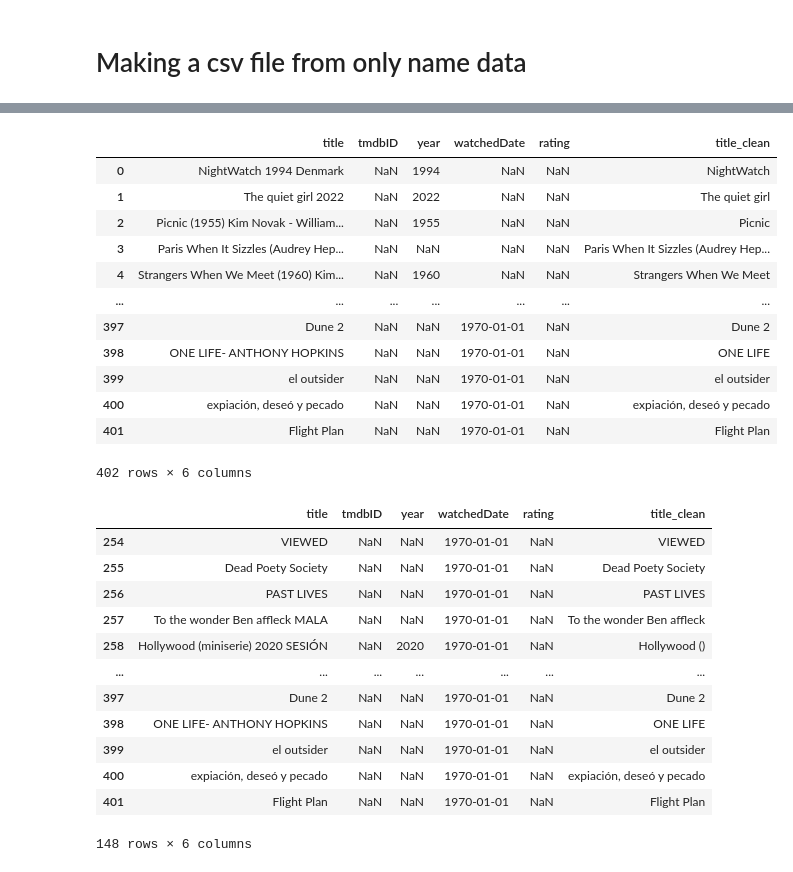
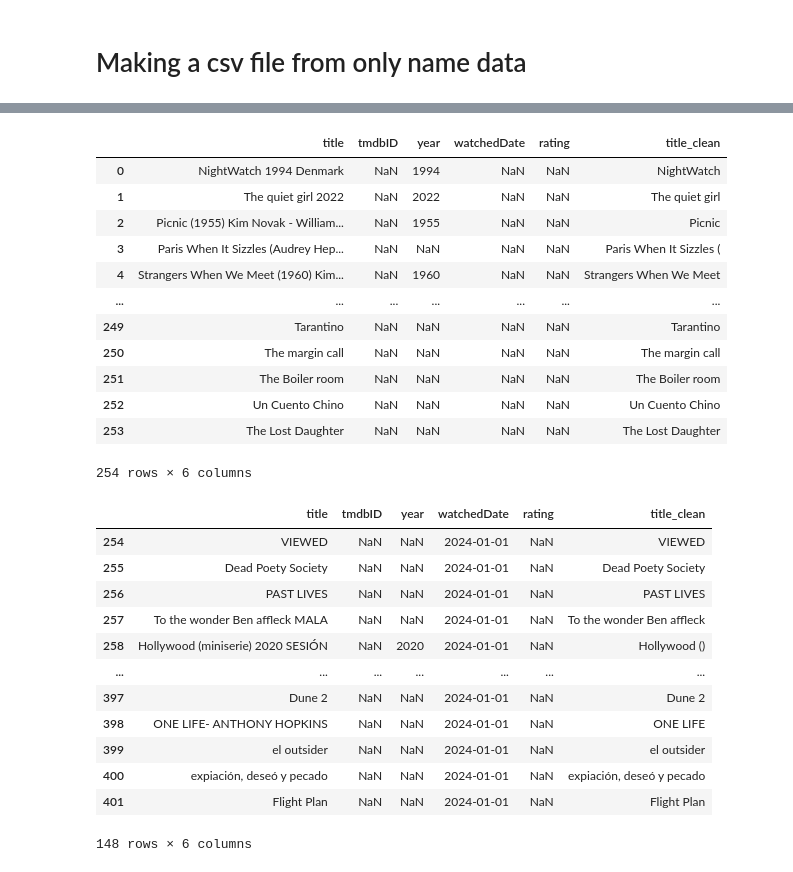
Before and after one commit to Ainsdev/Movies-csv-to-Letterbox-csv, a Jupyter notebook: toCSVMovies.ipynb, the cells around one changed output, grey strips where cells are left out. Drawn from its saved outputs; the diff is of its cells as text; code cells hidden in the pictures.

```diff
--- a/toCSVMovies.ipynb
+++ b/toCSVMovies.ipynb
@@ -25,7 +32,7 @@ import re
 
 # Constantes
 DEFAULT_DATE = '2024-01-01'
-words_not_in_title = ['PELICULON', 'MALA', 'ROMANTICA', 'miniserie', 'ROMCOM', 'COMEDIA', 'DRAMA', 'TERROR', 'ACCION']
+words_not_in_title = ['PELICULON', 'MALA', 'ROMANTICA', 'miniserie', 'ROMCOM', 'COMEDIA', 'DRAMA', 'TERROR', 'ACCION', 'FR','Audrey Hepburn','(']
 
 # Crear dos dataframes con las columnas requeridas
 columns = ['tmdbID', 'title', 'year', 'watchedDate', 'rating']
@@ -84,37 +91,37 @@ df_combined = pd.concat([df_not_watched, df_watched]).reset_index(drop=True)
 df_combined['title_clean'], df_combined['year'] = zip(*df_combined['title'].apply(lambda x: parse_movie_data(x, words_not_in_title)))
 # %%
 #Show head of the dataframe with columns that have rating
-df_combined
+df_not_watched
 # %% [output]
 |  | title | tmdbID | year | watchedDate | rating | title_clean |
 | 0 | NightWatch 1994 Denmark | NaN | 1994 | NaN | NaN | NightWatch |
 | 1 | The quiet girl 2022 | NaN | 2022 | NaN | NaN | The quiet girl |
 | 2 | Picnic (1955) Kim Novak - William... | NaN | 1955 | NaN | NaN | Picnic |
-| 3 | Paris When It Sizzles (Audrey Hep... | NaN | NaN | NaN | NaN | Paris When It Sizzles (Audrey Hep... |
+| 3 | Paris When It Sizzles (Audrey Hep... | NaN | NaN | NaN | NaN | Paris When It Sizzles ( |
 | 4 | Strangers When We Meet (1960) Kim... | NaN | 1960 | NaN | NaN | Strangers When We Meet |
 | ... | ... | ... | ... | ... | ... | ... |
-| 397 | Dune 2 | NaN | NaN | 1970-01-01 | NaN | Dune 2 |
-| 398 | ONE LIFE- ANTHONY HOPKINS | NaN | NaN | 1970-01-01 | NaN | ONE LIFE |
-| 399 | el outsider | NaN | NaN | 1970-01-01 | NaN | el outsider |
-| 400 | expiación, deseó y pecado | NaN | NaN | 1970-01-01 | NaN | expiación, deseó y pecado |
-| 401 | Flight Plan | NaN | NaN | 1970-01-01 | NaN | Flight Plan |
+| 249 | Tarantino | NaN | NaN | NaN | NaN | Tarantino |
+| 250 | The margin call | NaN | NaN | NaN | NaN | The margin call |
+| 251 | The Boiler room | NaN | NaN | NaN | NaN | The Boiler room |
+| 252 | Un Cuento Chino | NaN | NaN | NaN | NaN | Un Cuento Chino |
+| 253 | The Lost Daughter | NaN | NaN | NaN | NaN | The Lost Daughter |
-402 rows × 6 columns
+254 rows × 6 columns
 # %%
 #Filtrar peliculas que contengan watchDate
 df_watched
 # %% [output]
 |  | title | tmdbID | year | watchedDate | rating | title_clean |
-| 254 | VIEWED | NaN | NaN | 1970-01-01 | NaN | VIEWED |
-| 255 | Dead Poety Society | NaN | NaN | 1970-01-01 | NaN | Dead Poety Society |
-| 256 | PAST LIVES | NaN | NaN | 1970-01-01 | NaN | PAST LIVES |
-| 257 | To the wonder Ben affleck MALA | NaN | NaN | 1970-01-01 | NaN | To the wonder Ben affleck |
-| 258 | Hollywood (miniserie) 2020 SESIÓN | NaN | 2020 | 1970-01-01 | NaN | Hollywood () |
+| 254 | VIEWED | NaN | NaN | 2024-01-01 | NaN | VIEWED |
+| 255 | Dead Poety Society | NaN | NaN | 2024-01-01 | NaN | Dead Poety Society |
+| 256 | PAST LIVES | NaN | NaN | 2024-01-01 | NaN | PAST LIVES |
+| 257 | To the wonder Ben affleck MALA | NaN | NaN | 2024-01-01 | NaN | To the wonder Ben affleck |
+| 258 | Hollywood (miniserie) 2020 SESIÓN | NaN | 2020 | 2024-01-01 | NaN | Hollywood () |
 | ... | ... | ... | ... | ... | ... | ... |
-| 397 | Dune 2 | NaN | NaN | 1970-01-01 | NaN | Dune 2 |
-| 398 | ONE LIFE- ANTHONY HOPKINS | NaN | NaN | 1970-01-01 | NaN | ONE LIFE |
-| 399 | el outsider | NaN | NaN | 1970-01-01 | NaN | el outsider |
-| 400 | expiación, deseó y pecado | NaN | NaN | 1970-01-01 | NaN | expiación, deseó y pecado |
-| 401 | Flight Plan | NaN | NaN | 1970-01-01 | NaN | Flight Plan |
+| 397 | Dune 2 | NaN | NaN | 2024-01-01 | NaN | Dune 2 |
+| 398 | ONE LIFE- ANTHONY HOPKINS | NaN | NaN | 2024-01-01 | NaN | ONE LIFE |
+| 399 | el outsider | NaN | NaN | 2024-01-01 | NaN | el outsider |
+| 400 | expiación, deseó y pecado | NaN | NaN | 2024-01-01 | NaN | expiación, deseó y pecado |
+| 401 | Flight Plan | NaN | NaN | 2024-01-01 | NaN | Flight Plan |
 148 rows × 6 columns
 # %%
 
```
Also changed, not shown: parts of 5 cells of this notebook, 2 other files.
